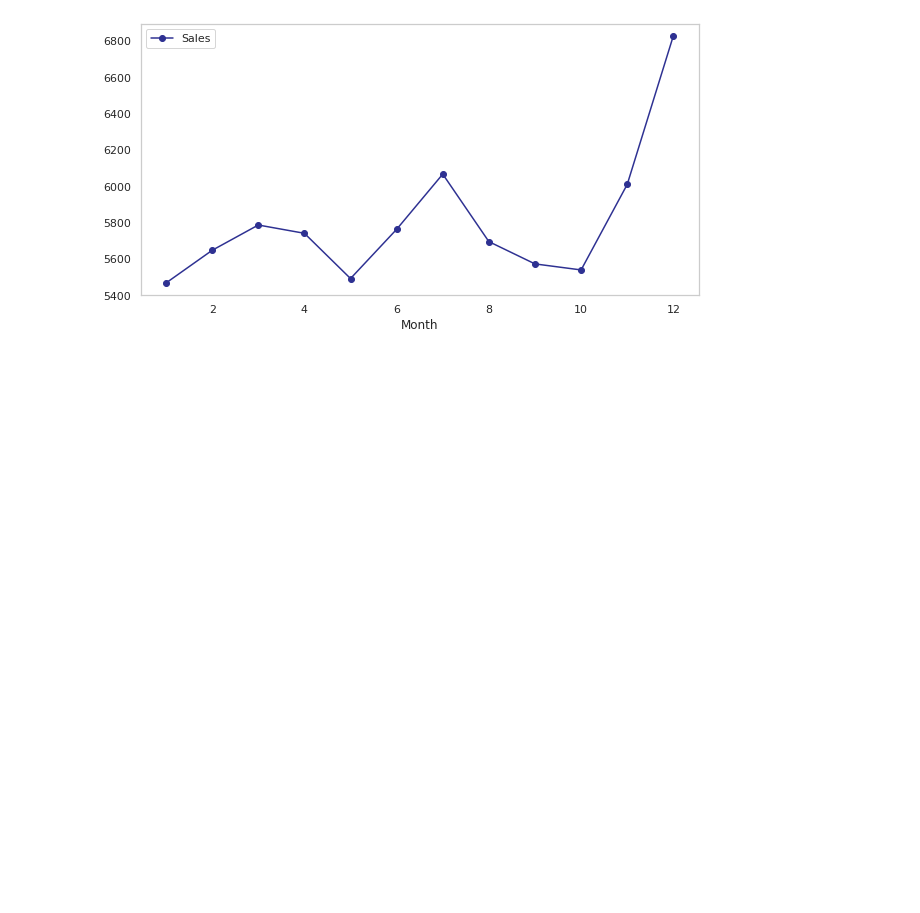
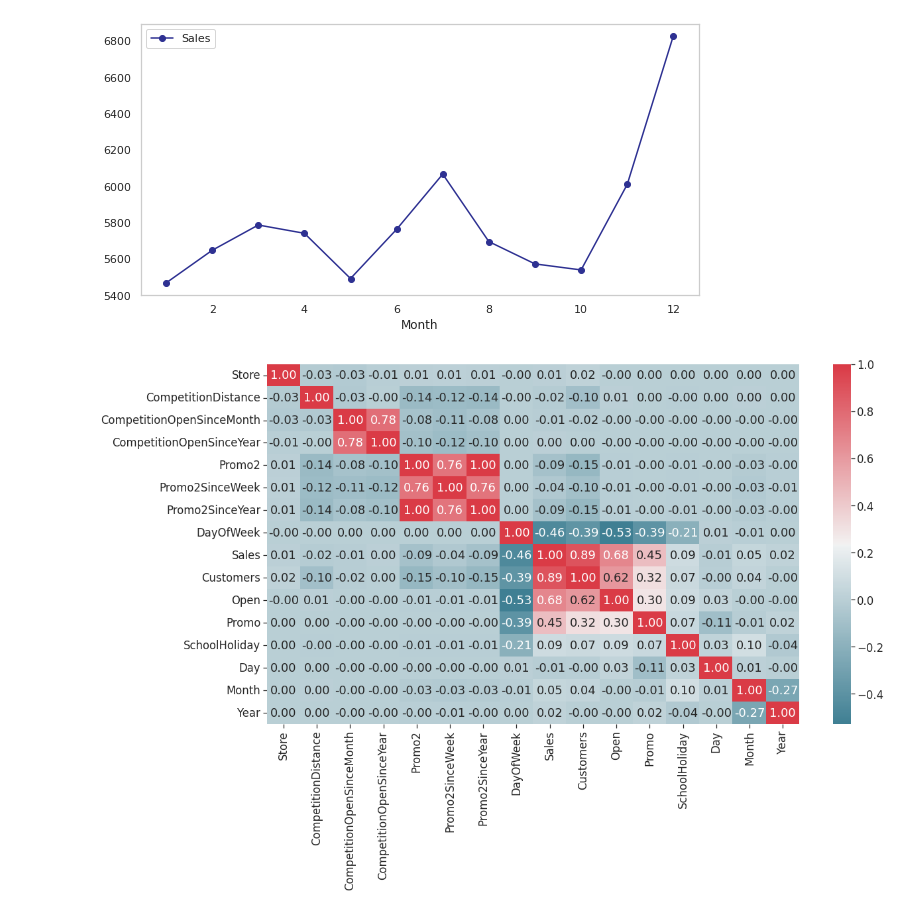
Before and after one commit to komal-pasi/EDA-Capstone, a Jupyter notebook: Rossmann_Sales_Prediction_Capstone_Project.ipynb, the cells around one changed output. Saved outputs shown, nothing was run; the diff lists cells and outputs as text; code cells hidden in the pictures; blank space fills up the shorter version.

```diff
--- a/Rossmann_Sales_Prediction_Capstone_Project.ipynb
+++ b/Rossmann_Sales_Prediction_Capstone_Project.ipynb
@@ -337,3 +349,12 @@ plt.grid(False)
 plt.show()
 # %% [output]
 [figure]
+# %%
+sns.set(style="ticks", color_codes=True, font_scale=1.5)
+
+fig, ax1 = plt.subplots(1, figsize=(18, 10))
+corr = rossman_data.corr()
+sns.heatmap(corr, cmap=sns.diverging_palette(220, 10, as_cmap=True), annot=True, fmt=".2f")
+sns.set(font_scale=1.5)
+# %% [output]
+[figure, added]
```
Also changed, not shown: parts of 4 cells of this notebook.
